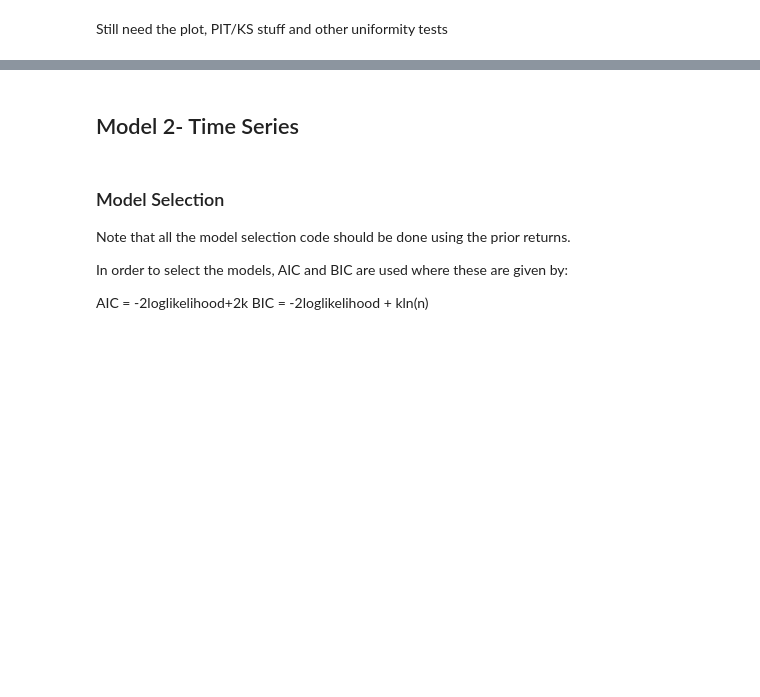
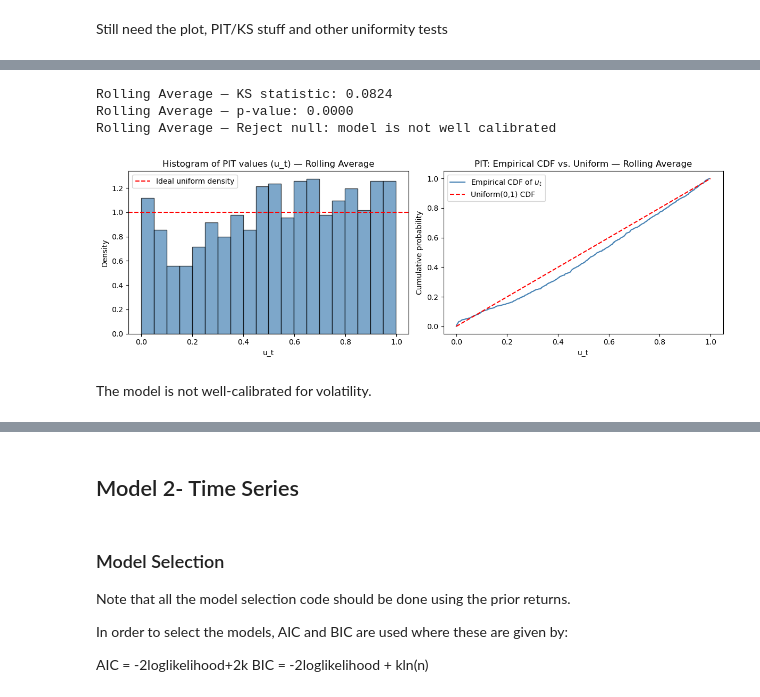
Before and after one commit to aditbasu1324/Volatility-Modelling-Through-Bayesian-Methods, a Jupyter notebook: Bayesian II-Copy3.ipynb, the cells around one changed output, grey strips where cells are left out. Drawn from its saved outputs; the diff is of its cells as text; code cells hidden in the pictures; blank space fills up the shorter version.

```diff
--- a/Bayesian II-Copy3.ipynb
+++ b/Bayesian II-Copy3.ipynb
@@ -496,32 +409,0 @@ Aligned Dates: 2018-01-02 to 2021-12-31, n=1008
-# %%
-from scipy.stats import norm
-from statsmodels.stats.diagnostic import acorr_ljungbox
-from statsmodels.graphics.tsaplots import plot_acf
-import matplotlib.pyplot as plt
-
-# Transform u_t to z_t = Phi^{-1}(u_t), should be iid N(0,1) if well-calibrated
-z_t_rolling = norm.ppf(u_t_rolling)
-
-# Guard against u_t exactly 0 or 1 (would give +/- inf)
-z_t_rolling = z_t_rolling[np.isfinite(z_t_rolling)]
-
-# --- Test 1: autocorrelation in z_t itself (directional serial dependence) ---
-lb_test_level_rolling = acorr_ljungbox(z_t_rolling, lags=[1, 5, 10], return_df=True)
-print("Ljung-Box test on z_t (level) — Rolling Average:")
-print(lb_test_level_rolling)
-
-# --- Test 2: autocorrelation in z_t^2 (volatility clustering / leverage-type dependence) ---
-lb_test_sq_rolling = acorr_ljungbox(z_t_rolling**2, lags=[1, 5, 10], return_df=True)
-print("\nLjung-Box test on z_t^2 (squared, ARCH-LM style) — Rolling Average:")
-print(lb_test_sq_rolling)
-
-# --- Visual check: ACF plots ---
-fig, axes = plt.subplots(1, 2, figsize=(12, 4))
-plot_acf(z_t_rolling, lags=20, ax=axes[0])
-axes[0].set_title("ACF of $z_t$ (level) — Rolling Average")
-
-plot_acf(z_t_rolling**2, lags=20, ax=axes[1])
-axes[1].set_title("ACF of $z_t^2$ (squared) — Rolling Average")
-
-plt.tight_layout()
-plt.show()
@@ -612,0 +466,18 @@ for level in [50, 60, 70, 80, 85, 90, 95, 99]:
+# %%
+forecast_regression_rolling_pit, returns_regression_rolling, dates_regression_rolling_pit = align_series(
+    rolling_regression, regression_returns
+)
+
+u_t_regression_rolling, ks_stat_regression_rolling, p_value_regression_rolling = compute_pit(
+    returns_regression_rolling, forecast_regression_rolling_pit, dist='normal'
+)
+
+print_pit_result(ks_stat_regression_rolling, p_value_regression_rolling, label="Rolling Average")
+plot_pit(u_t_regression_rolling, label="Rolling Average")
+# %% [output]
+Rolling Average — KS statistic: 0.0824
+Rolling Average — p-value: 0.0000
+Rolling Average — Reject null: model is not well calibrated
+[figure, added]
+# %% [markdown]
+The model is not well-calibrated for volatility.
```
Also changed, not shown: parts of 52 cells of this notebook, 4 other files.
